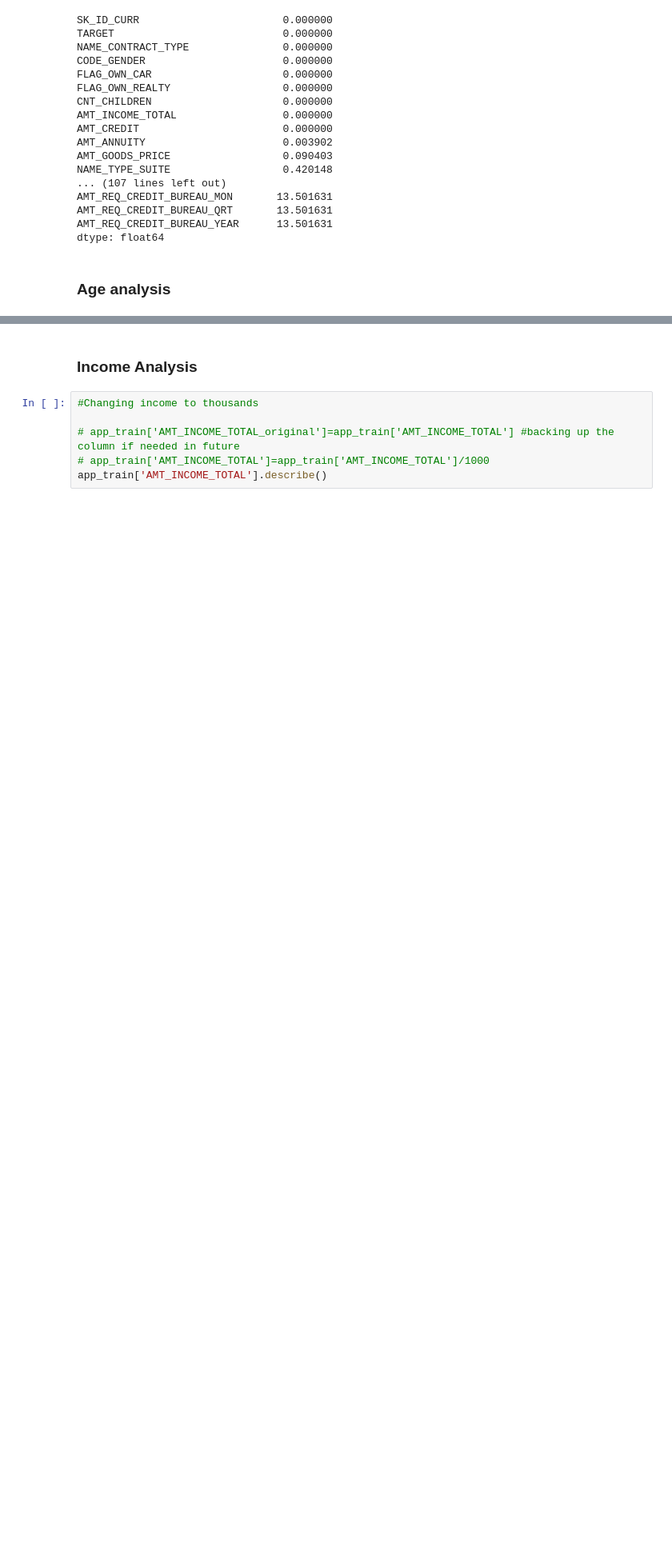
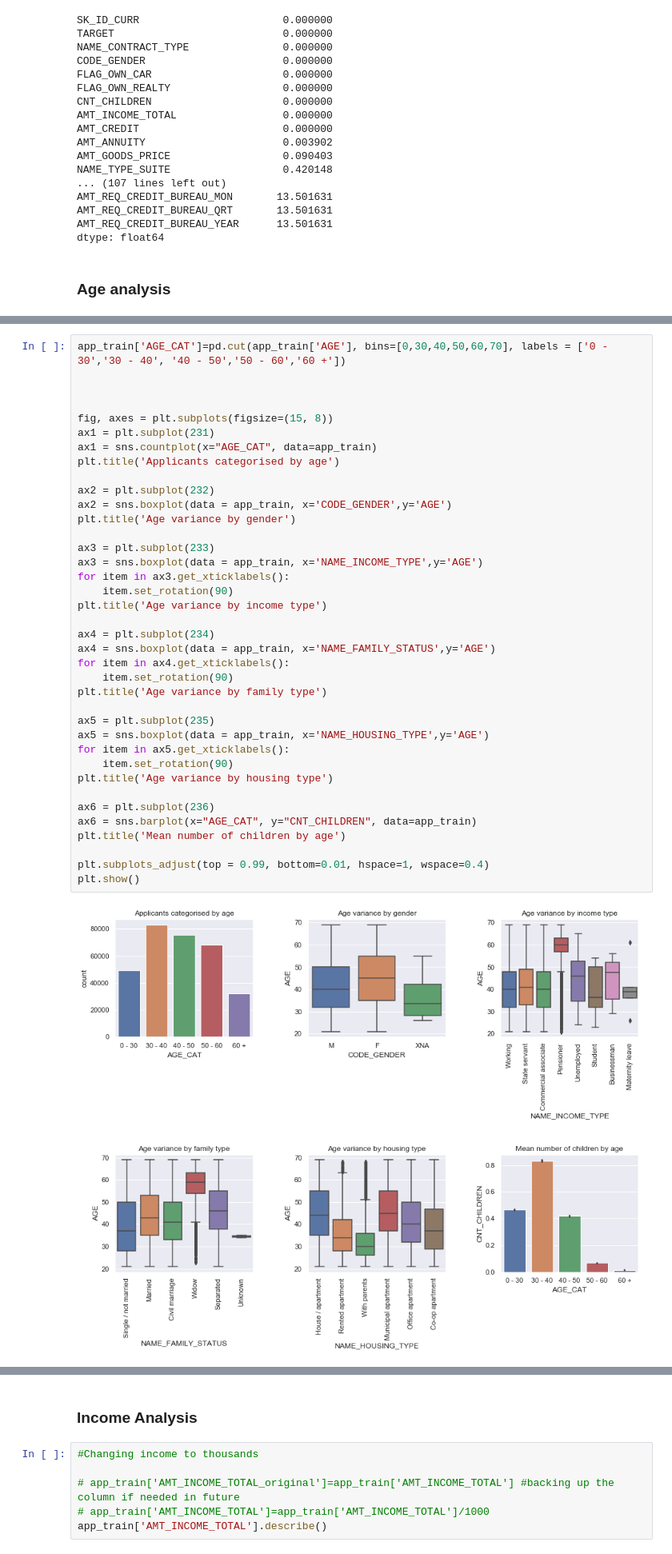
Before and after one commit to KatieA88/CreditScorecard, a Jupyter notebook: CreditScorecard EDA.ipynb, the cells around one changed output, grey strips where cells are left out. Shown at 80% size. Drawn from its saved outputs; the diff is of its cells as text; blank space fills up the shorter version.

```diff
--- a/CreditScorecard EDA.ipynb
+++ b/CreditScorecard EDA.ipynb
@@ -78,0 +67,40 @@ sns.countplot(x="AGE_CAT", data=app_train)
+# %%
+app_train['AGE_CAT']=pd.cut(app_train['AGE'], bins=[0,30,40,50,60,70], labels = ['0 - 30','30 - 40', '40 - 50','50 - 60','60 +'])
+
+
+
+fig, axes = plt.subplots(figsize=(15, 8))
+ax1 = plt.subplot(231)
+ax1 = sns.countplot(x="AGE_CAT", data=app_train)
+plt.title('Applicants categorised by age')
+
+ax2 = plt.subplot(232)
+ax2 = sns.boxplot(data = app_train, x='CODE_GENDER',y='AGE')
+plt.title('Age variance by gender')
+
+ax3 = plt.subplot(233)
+ax3 = sns.boxplot(data = app_train, x='NAME_INCOME_TYPE',y='AGE')
+for item in ax3.get_xticklabels():
+    item.set_rotation(90)
+plt.title('Age variance by income type')
+
+ax4 = plt.subplot(234)
+ax4 = sns.boxplot(data = app_train, x='NAME_FAMILY_STATUS',y='AGE')
+for item in ax4.get_xticklabels():
+    item.set_rotation(90)
+plt.title('Age variance by family type')
+
+ax5 = plt.subplot(235)
+ax5 = sns.boxplot(data = app_train, x='NAME_HOUSING_TYPE',y='AGE')
+for item in ax5.get_xticklabels():
+    item.set_rotation(90)
+plt.title('Age variance by housing type')
+
+ax6 = plt.subplot(236)
+ax6 = sns.barplot(x="AGE_CAT", y="CNT_CHILDREN", data=app_train)
+plt.title('Mean number of children by age')
+
+plt.subplots_adjust(top = 0.99, bottom=0.01, hspace=1, wspace=0.4)
+plt.show()
+# %% [output]
+[figure, added]
```
Also changed, not shown: parts of 11 cells of this notebook.
